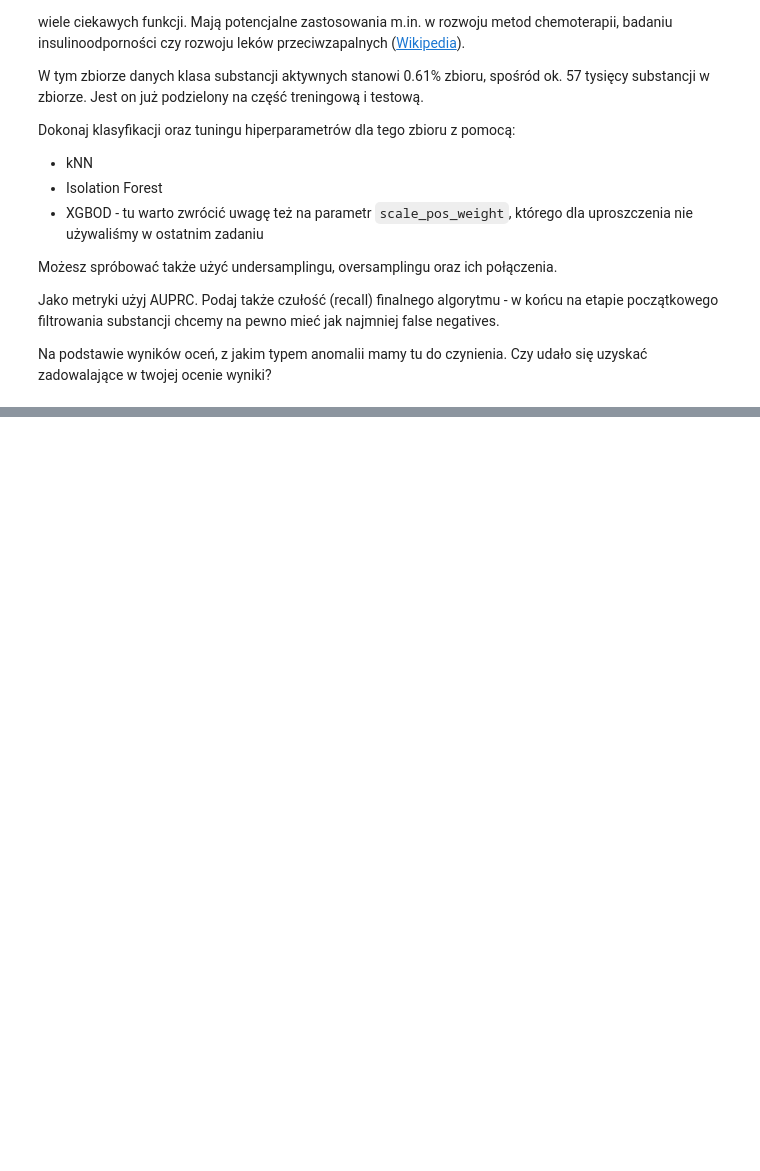
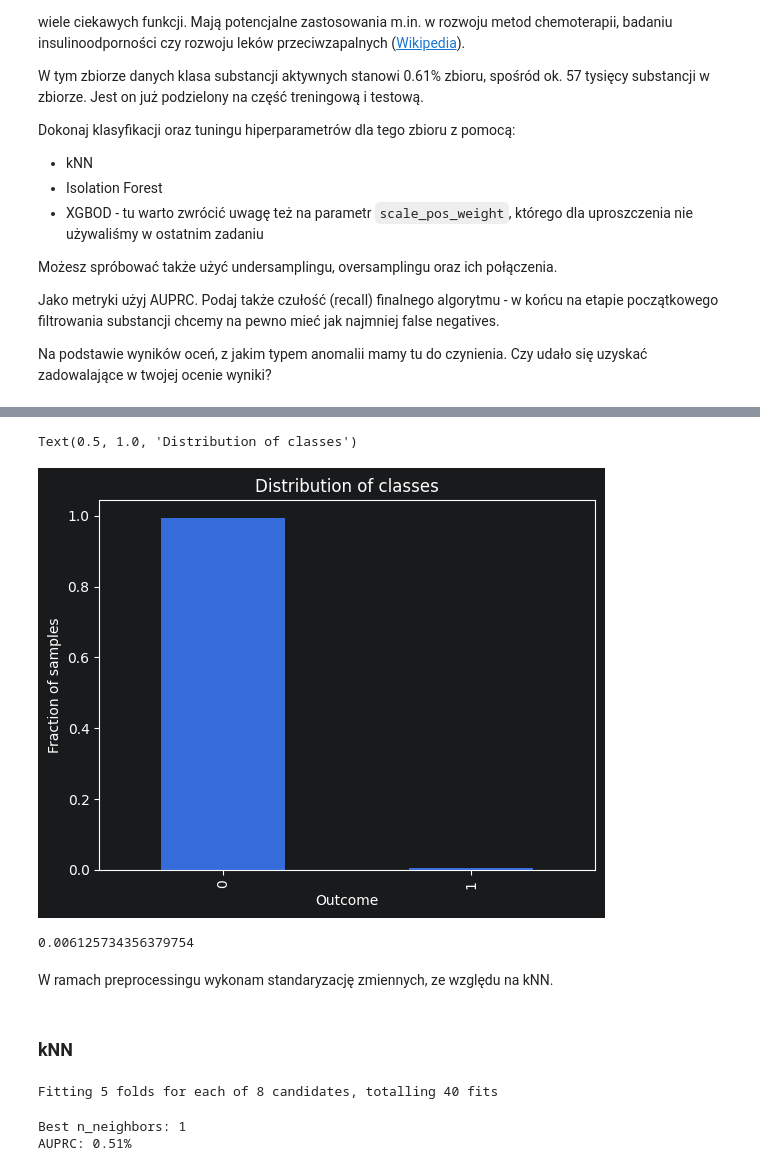
Before and after one commit to krzysztof-kopel/podstawy-uczenia-maszynowego, a Jupyter notebook: lab5/notebook.ipynb, the cells around one changed output, grey strips where cells are left out. Drawn from its saved outputs; the diff is of its cells as text; code cells hidden in the pictures; blank space fills up the shorter version.

```diff
--- a/lab5/notebook.ipynb
+++ b/lab5/notebook.ipynb
@@ -701,3 +804,16 @@ Możesz spróbować także użyć undersamplingu, oversamplingu oraz ich połąc
 Jako metryki użyj AUPRC. Podaj także czułość (recall) finalnego algorytmu - w końcu na etapie początkowego filtrowania substancji chcemy na pewno mieć jak najmniej false negatives.
 
 Na podstawie wyników oceń, z jakim typem anomalii mamy tu do czynienia. Czy udało się uzyskać zadowalające w twojej ocenie wyniki?
+# %%
+X_test = pd.read_csv("AID746red_test.csv")
+X_train = pd.read_csv("AID746red_train.csv")
+
+y_test = X_test["Outcome"]
+y_test = y_test.map({"Active": 1, "Inactive": 0})
+X_test = X_test.drop(["Outcome"], axis=1)
+
+y_train = X_train["Outcome"]
+y_train = y_train.map({"Active": 1, "Inactive": 0})
+X_train = X_train.drop(["Outcome"], axis=1)
+
+X_train.head()
@@ -703,0 +828,14 @@ Na podstawie wyników oceń, z jakim typem anomalii mamy tu do czynienia. Czy ud
+# %%
+y_train.value_counts(normalize=True).plot.bar()
+plt.ylabel("Fraction of samples")
+plt.title("Distribution of classes")
+# %% [output]
+Text(0.5, 1.0, 'Distribution of classes')
+[figure, added]
+# %%
+contamination = (y_train == 1).sum() / y_train.shape[0]
+print(contamination)
+# %% [output]
+0.006125734356379754
+# %% [markdown]
+W ramach preprocessingu wykonam standaryzację zmiennych, ze względu na kNN.
@@ -703,0 +848,20 @@ Na podstawie wyników oceń, z jakim typem anomalii mamy tu do czynienia. Czy ud
+# %% [markdown]
+### kNN
+# %%
+from pyod.models.knn import KNN
+
+param_grid = {"n_neighbors": range(1, 16, 2)}
+knn_model = GridSearchCV(
+    KNN(contamination=contamination, n_jobs=-1),
+    param_grid=param_grid,
+    n_jobs=-1,
+    scoring=auprc,
+    verbose=4,
+)
+knn_model.fit(X_train, y_train)
+print(f"Best n_neighbors: {knn_model.best_params_['n_neighbors']}")
+assess_anomaly_detection_model(knn_model, X_test, y_test)
+# %% [output]
+Fitting 5 folds for each of 8 candidates, totalling 40 fits
+Best n_neighbors: 1
+AUPRC: 0.51%
```
Also changed, not shown: parts of 26 cells of this notebook, 2 other files.
